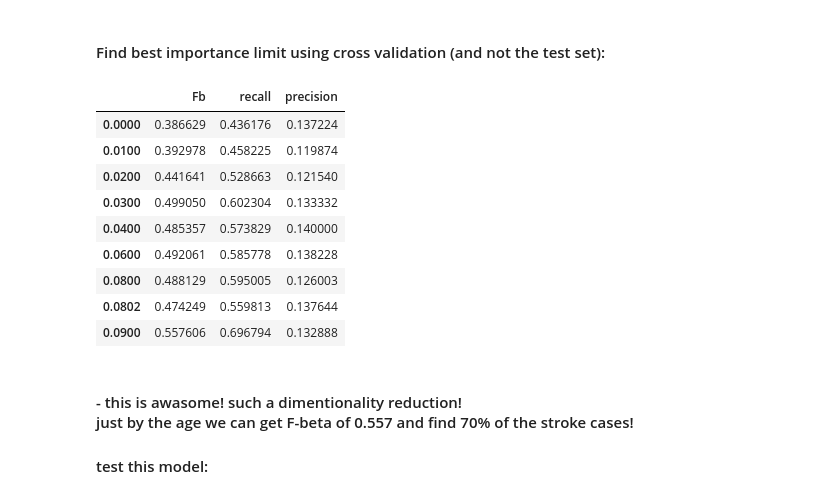
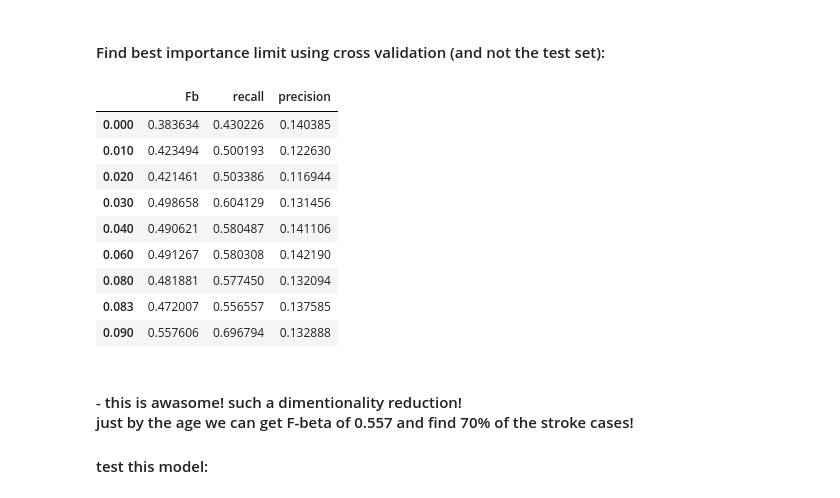
Before and after one commit to idankam/DataScienceCourseProject, a Jupyter notebook: Classification Notebook.ipynb, the cells around one changed output. Drawn from its saved outputs; the diff is of its cells as text; code cells hidden in the pictures.

```diff
--- a/Classification Notebook.ipynb
+++ b/Classification Notebook.ipynb
@@ -1576,7 +1576,7 @@ def Fb_recall_precision(model, X_train, y_train, X_test, y_test):
 
 beta = 4
 kf = KFold(n_splits=5, random_state=42, shuffle=True)
-def Fb_recall_precision_CV(model, X_train, y_train, X_test, y_test):
+def Fb_recall_precision_CV(model, X_train, y_train):
     recall = cross_val_score(model, X_train, y_train, scoring='recall', cv=kf).mean()
     precision = cross_val_score(model, X_train, y_train, scoring='precision', cv=kf).mean()
     fb_score = (1+beta**2)*precision*recall / ((beta**2)*precision + recall)
@@ -1739,44 +1739,38 @@ dtype: float64
 # %% [markdown]
 #### Find best importance limit using cross validation (and not the test set):
 # %%
-importance_limit = [0, 0.01, 0.02, 0.03, 0.04, 0.06, 0.08, 0.0802, 0.09]
+importance_limit = [0, 0.01, 0.02, 0.03, 0.04, 0.06, 0.08, 0.083, 0.09]
 
 Fb_list = []
 recall_list = []
 precision_list = []
 
 current_best_pipeline_RFC = Pipeline([
     ('sampling', SMOTE(random_state=42)),
     ('classification', current_best_model)])
 
 for limit in importance_limit:
     X_tr_copy = copy_by_imp_limit(X_train_scaled, limit, feature_imp)
-    X_test_copy = copy_by_imp_limit(X_test_scaled, limit, feature_imp)
 
-    Fb_score, recall, precision = Fb_recall_precision_CV(current_best_pipeline_RFC, X_tr_copy, y_train, X_test_copy, y_test)
-#     model.fit(X_tr_copy, y_train_upsamle)
-#     pred_y = model.predict(X_test_copy)
-#     fb_score = metrics.fbeta_score(y_test, pred_y, beta=4)
-#     recall = metrics.recall_score(y_test, pred_y)
-#     precision = metrics.precision_score(y_test, pred_y)
+    Fb_score, recall, precision = Fb_recall_precision_CV(current_best_pipeline_RFC, X_tr_copy, y_train)
 
     Fb_list.append(Fb_score)
     recall_list.append(recall)
     precision_list.append(precision)
 
 limits = df_Fb_recall_precision(Fb_list, recall_list, precision_list)
 limits
 # %% [output]
 |  | Fb | recall | precision |
-| 0.0000 | 0.386629 | 0.436176 | 0.137224 |
-| 0.0100 | 0.392978 | 0.458225 | 0.119874 |
-| 0.0200 | 0.441641 | 0.528663 | 0.121540 |
-| 0.0300 | 0.499050 | 0.602304 | 0.133332 |
-| 0.0400 | 0.485357 | 0.573829 | 0.140000 |
-| 0.0600 | 0.492061 | 0.585778 | 0.138228 |
-| 0.0800 | 0.488129 | 0.595005 | 0.126003 |
-| 0.0802 | 0.474249 | 0.559813 | 0.137644 |
-| 0.0900 | 0.557606 | 0.696794 | 0.132888 |
+| 0.000 | 0.383634 | 0.430226 | 0.140385 |
+| 0.010 | 0.423494 | 0.500193 | 0.122630 |
+| 0.020 | 0.421461 | 0.503386 | 0.116944 |
+| 0.030 | 0.498658 | 0.604129 | 0.131456 |
+| 0.040 | 0.490621 | 0.580487 | 0.141106 |
+| 0.060 | 0.491267 | 0.580308 | 0.142190 |
+| 0.080 | 0.481881 | 0.577450 | 0.132094 |
+| 0.083 | 0.472007 | 0.556557 | 0.137585 |
+| 0.090 | 0.557606 | 0.696794 | 0.132888 |
 # %% [markdown]
 #### - this is awasome! such a dimentionality reduction!<br> just by the age we can get F-beta of 0.557 and find 70% of the stroke cases!
 
```
Also changed, not shown: parts of 35 cells of this notebook.
